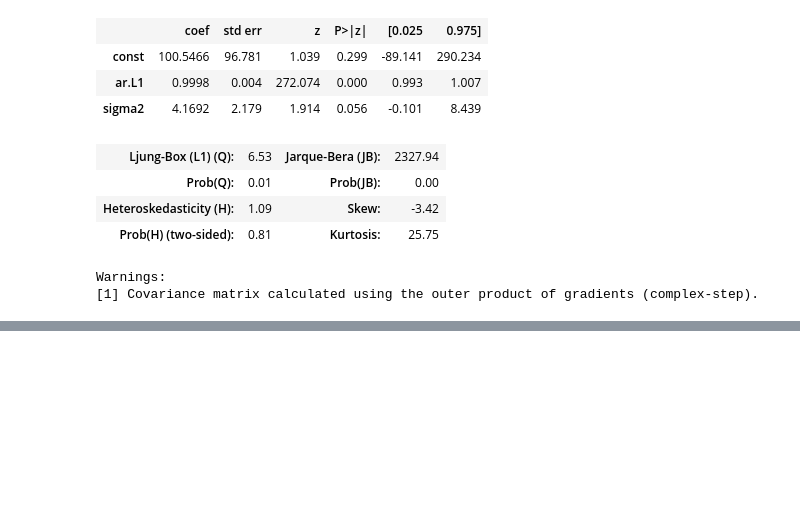
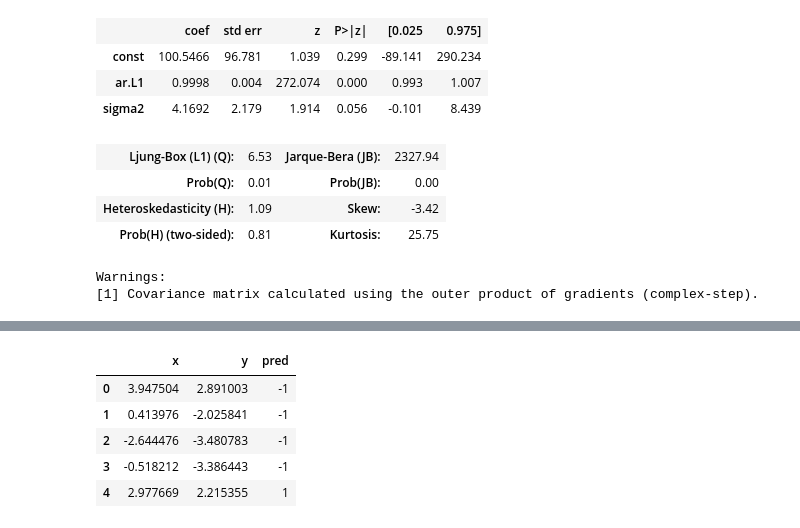
Before and after one commit to umranij/Cyber_security_AIML_Training_june2024, a Jupyter notebook: cybersecurity.ipynb, the cells around one changed output, grey strips where cells are left out. Drawn from its saved outputs; the diff is of its cells as text; code cells hidden in the pictures; blank space fills up the shorter version.

```diff
--- a/cybersecurity.ipynb
+++ b/cybersecurity.ipynb
@@ -63,0 +141,11 @@ Warnings:
+# %%
+X_outliers = X_outliers.assign(pred = y_outliers_pred)
+
+X_outliers.head()
+# %% [output]
+|  | x | y | pred |
+| 0 | 3.947504 | 2.891003 | -1 |
+| 1 | 0.413976 | -2.025841 | -1 |
+| 2 | -2.644476 | -3.480783 | -1 |
+| 3 | -0.518212 | -3.386443 | -1 |
+| 4 | 2.977669 | 2.215355 | 1 |
```
Also changed, not shown: parts of 9 cells of this notebook.
